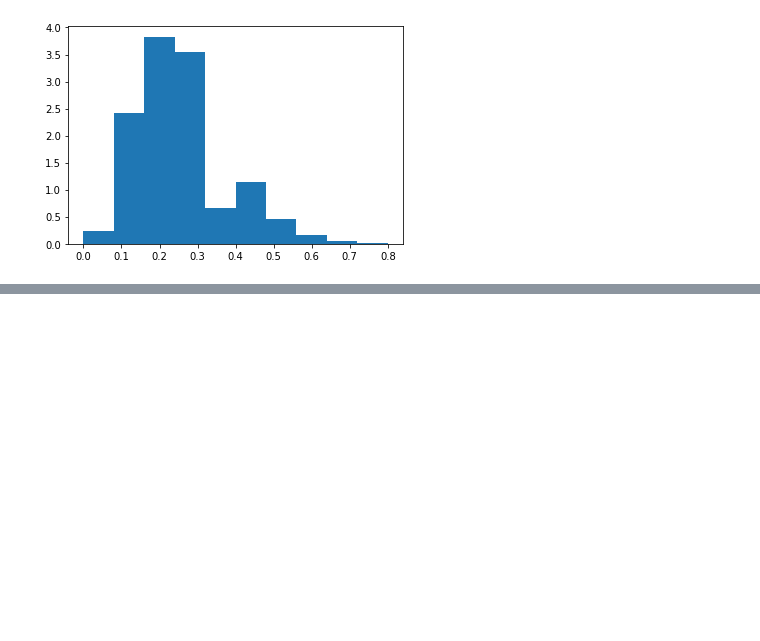
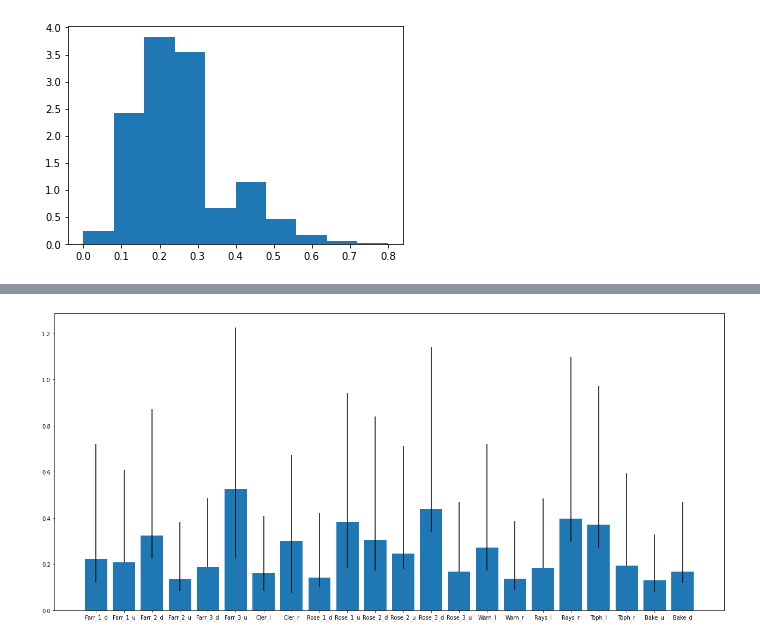
Before and after one commit to phasc/cs166, a Jupyter notebook: lba/lba.ipynb, the cells around one changed output, grey strips where cells are left out. Cells and saved outputs as stored; diff of their text form; code cells hidden in the pictures; blank space fills up the shorter version.

```diff
--- a/lba/lba.ipynb
+++ b/lba/lba.ipynb
@@ -564,0 +710,13 @@ class Node:
+# %%
+names = list(lanes.keys())
+y = np.mean(densities, axis=0)
+x = range(len(y))
+
+percs = np.percentile(densities,[5,95], axis=0)
+
+plt.figure(figsize=(22,10))
+
+plt.bar(x,y, yerr=np.vstack([percs[0], percs[1]]), tick_label=names,)
+plt.show()
+# %% [output]
+[figure, added]
```
Also changed, not shown: parts of 4 cells of this notebook.
